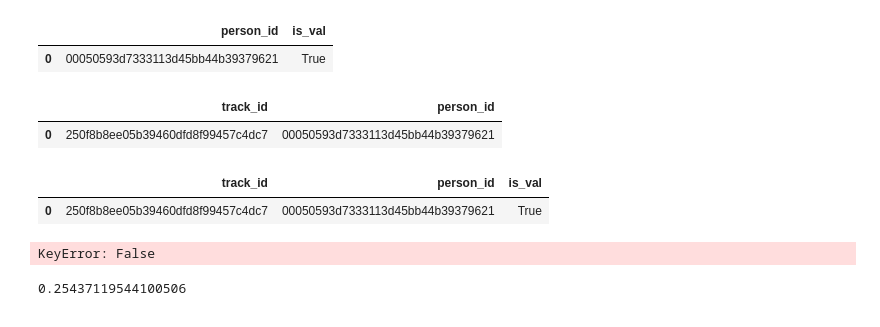
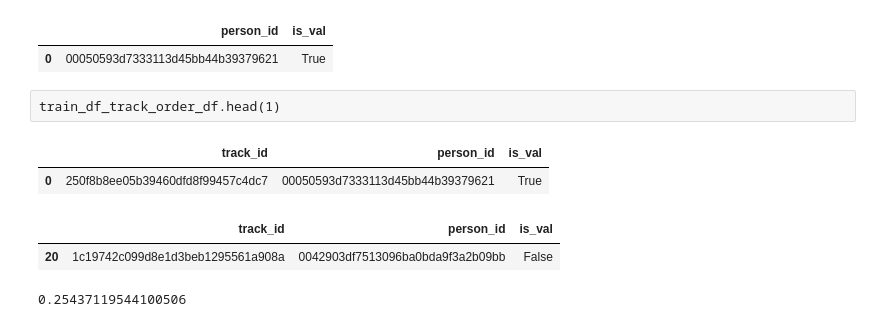
Before and after one commit to ildarlomov/dlcourseproject, a Jupyter notebook: notebooks/1.0-ildar-initial-data-exploration.ipynb, the cells around one changed output. Drawn from its saved outputs; the diff is of its cells as text; code cells hidden in the pictures.

Commit message:
final eval staging works train/test

```diff
--- a/notebooks/1.0-ildar-initial-data-exploration.ipynb
+++ b/notebooks/1.0-ildar-initial-data-exploration.ipynb
@@ -83,11 +93,8 @@ is_val_df.head(1)
 # %% [output]
 |  | person_id | is_val |
 | 0 | 00050593d7333113d45bb44b39379621 | True |
-# %%
-train_df_track_order_df.head(1)
-# %% [output]
-|  | track_id | person_id |
-| 0 | 250f8b8ee05b39460dfd8f99457c4dc7 | 00050593d7333113d45bb44b39379621 |
+# %% [raw]
+train_df_track_order_df.head(1)
 # %%
 train_df_track_order_df = pd.merge(train_df_track_order_df, is_val_df, on='person_id', how='left')
 train_df_track_order_df.head(1)
@@ -95,9 +102,10 @@ train_df_track_order_df.head(1)
 |  | track_id | person_id | is_val |
 | 0 | 250f8b8ee05b39460dfd8f99457c4dc7 | 00050593d7333113d45bb44b39379621 | True |
 # %%
-train_df_track_order_df[train_df_track_order_df.is_val is False]
+train_df_track_order_df[train_df_track_order_df.is_val == False].head(1)
 # %% [output]
-KeyError: False
+|  | track_id | person_id | is_val |
+| 20 | 1c19742c099d8e1d3beb1295561a908a | 0042903df7513096ba0bda9f3a2b09bb | False |
 # %%
 train_df_track_order_df.is_val.mean()
 # %% [output]
```
Also changed, not shown: parts of 1 cell of this notebook, 1 other file.
